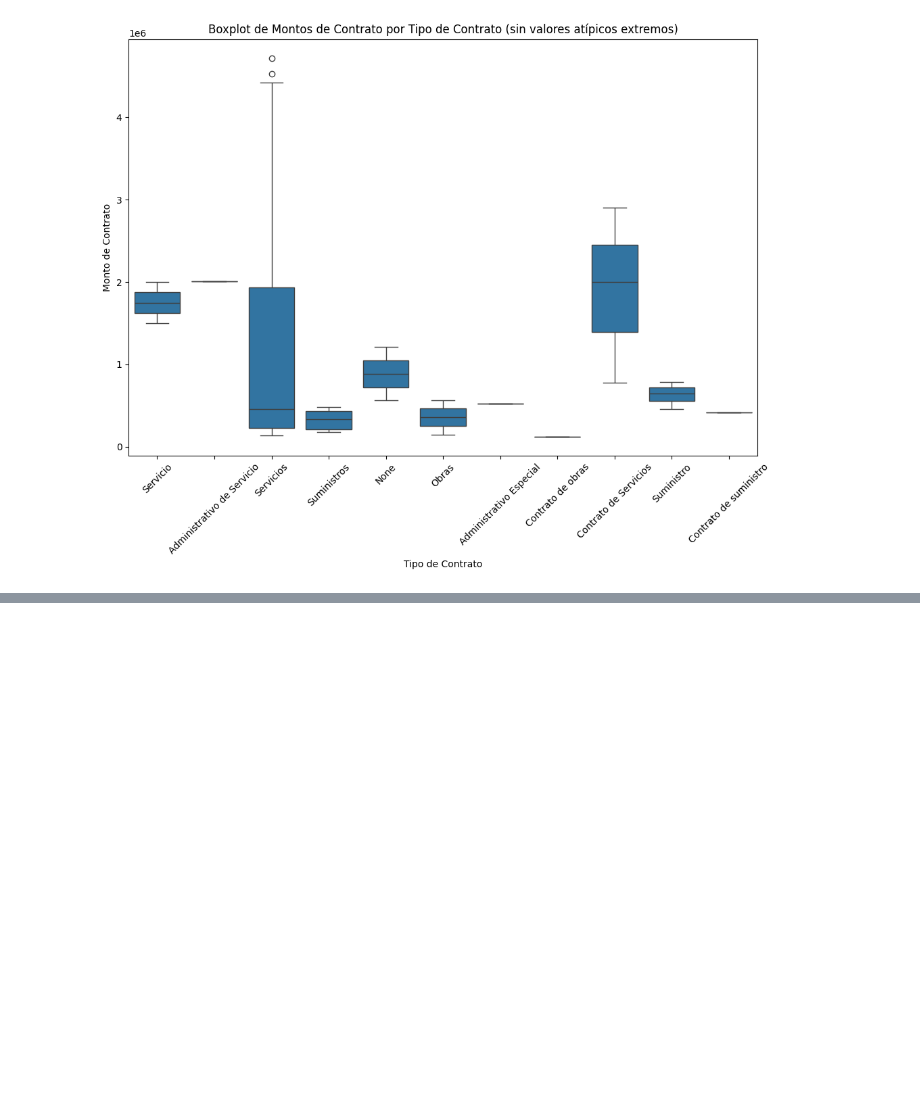
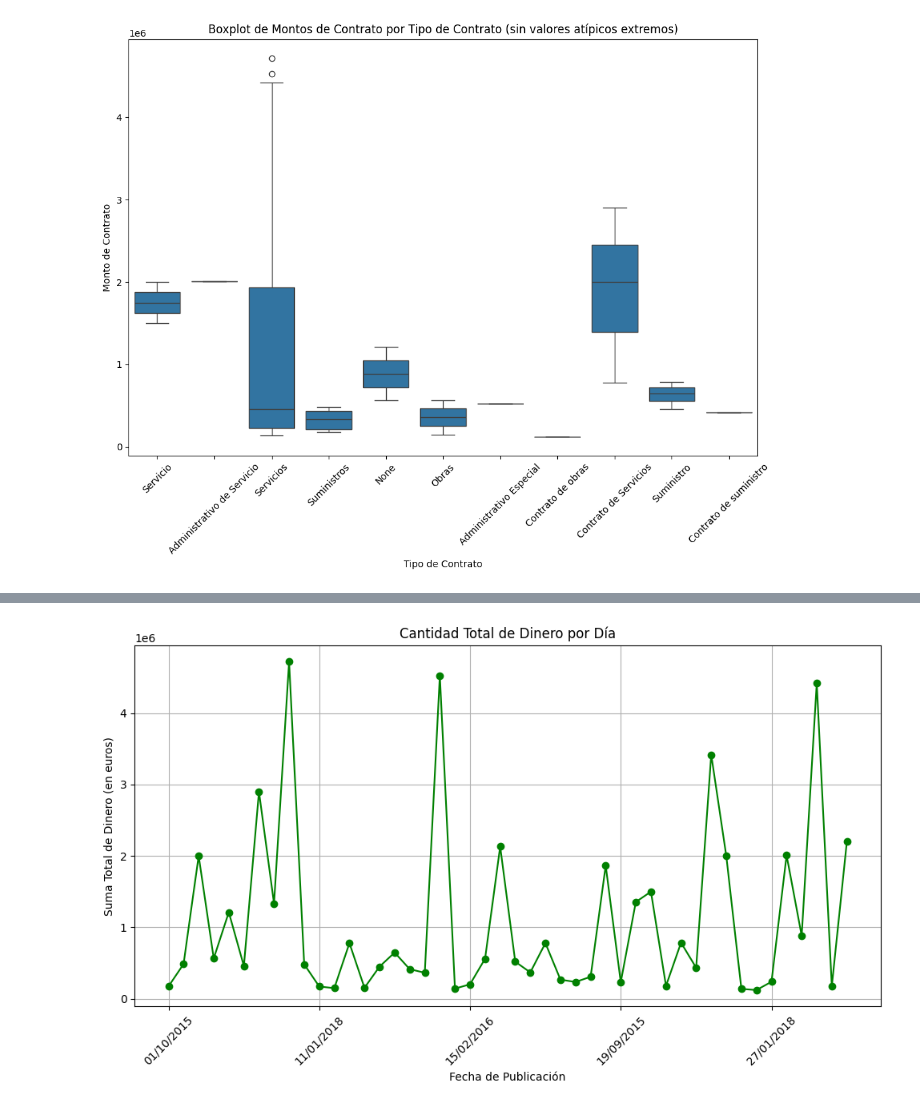
Before and after one commit to danmorper/NLP, a Jupyter notebook: licitaciones/analisis_datos.ipynb, the cells around one changed output, grey strips where cells are left out. Cells and saved outputs as stored; diff of their text form; code cells hidden in the pictures; blank space fills up the shorter version.

```diff
--- a/licitaciones/analisis_datos.ipynb
+++ b/licitaciones/analisis_datos.ipynb
@@ -137,0 +227,23 @@ plt.show()
+# %%
+# Establecer un umbral para filtrar valores atípicos extremos
+# Aquí usamos el cuantil 0.99 como umbral, eliminando cualquier valor por encima de este
+threshold = df['amount'].quantile(0.9)
+df_filtered = df[df['amount'] <= threshold]
+# %%
+# Agrupar por la fecha de publicación y sumar las cantidades de dinero
+money_sum = df_filtered.groupby('publication_date')['amount'].sum()
+
+# Crear la gráfica
+plt.figure(figsize=(10, 6))
+money_sum.plot(kind='line', marker='o', color='green')
+plt.title('Cantidad Total de Dinero por Día')
+plt.xlabel('Fecha de Publicación')
+plt.ylabel('Suma Total de Dinero (en euros)')
+plt.grid(True)
+plt.xticks(rotation=45)
+plt.tight_layout()  # Ajustar automáticamente los parámetros de la subtrama
+
+# Mostrar la gráfica
+plt.show()
+# %% [output]
+[figure, added]
```
Also changed, not shown: parts of 8 cells of this notebook, 7 other files.
